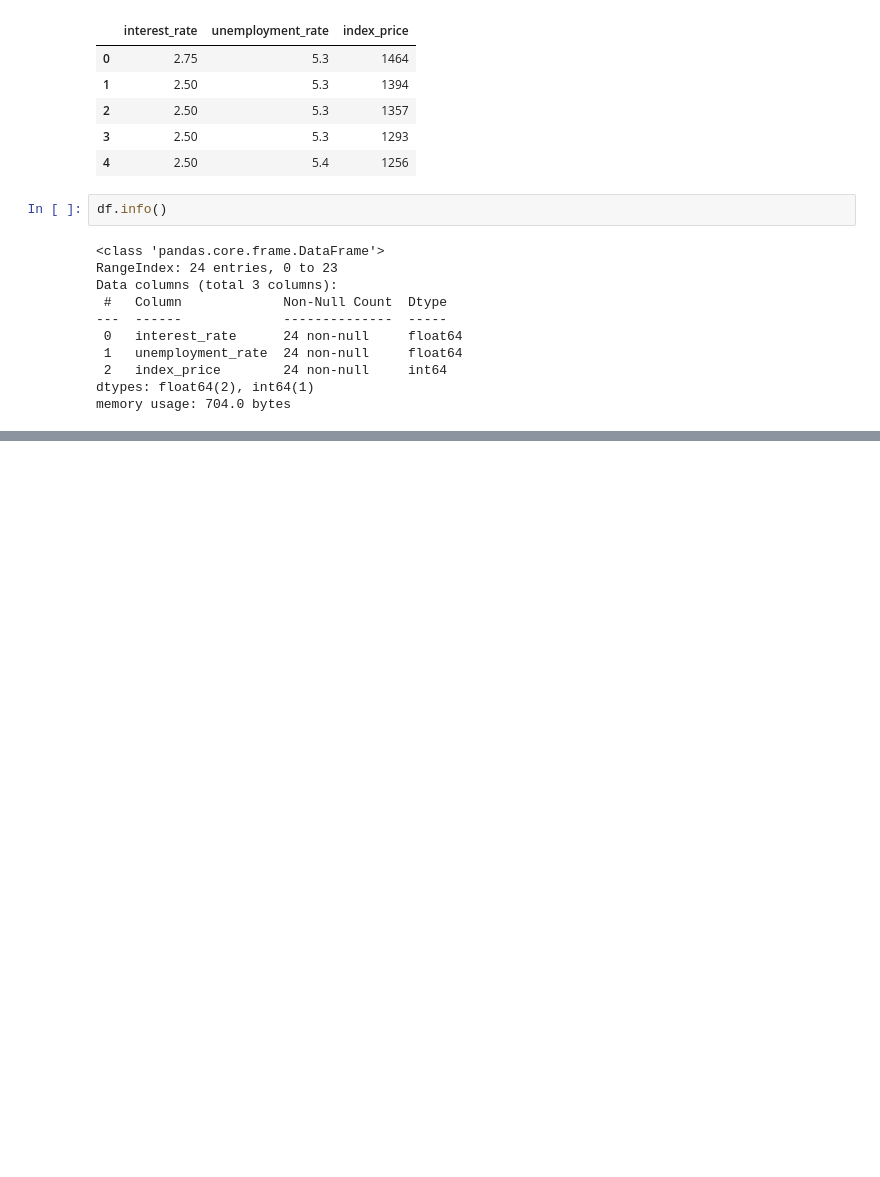
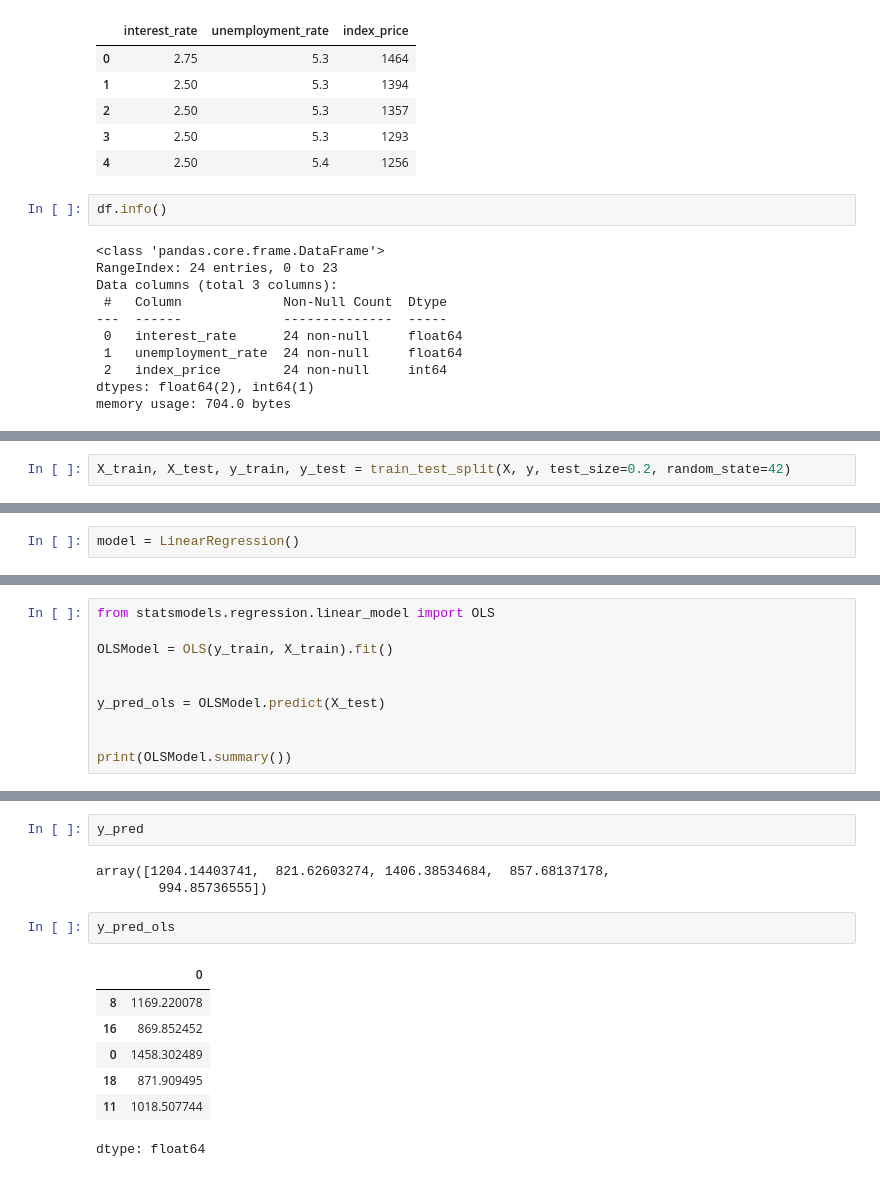
Before and after one commit to sivakrushna-works/AI-Code-Samples, a Jupyter notebook: Multiple_Linear_Regression.ipynb, the cells around one changed output, grey strips where cells are left out. Saved outputs shown, nothing was run; the diff lists cells and outputs as text; blank space fills up the shorter version.

```diff
--- a/Multiple_Linear_Regression.ipynb
+++ b/Multiple_Linear_Regression.ipynb
@@ -48,0 +95,2 @@ memory usage: 704.0 bytes
+# %%
+X_train, X_test, y_train, y_test = train_test_split(X, y, test_size=0.2, random_state=42)
@@ -48,0 +99,2 @@ memory usage: 704.0 bytes
+# %%
+model = LinearRegression()
@@ -48,0 +122,10 @@ memory usage: 704.0 bytes
+# %%
+from statsmodels.regression.linear_model import OLS
+
+OLSModel = OLS(y_train, X_train).fit()
+
+
+y_pred_ols = OLSModel.predict(X_test)
+
+
+print(OLSModel.summary())
@@ -48,0 +150,15 @@ memory usage: 704.0 bytes
+# %%
+y_pred
+# %% [output]
+array([1204.14403741,  821.62603274, 1406.38534684,  857.68137178,
+        994.85736555])
+# %%
+y_pred_ols
+# %% [output]
+|  | 0 |
+| 8 | 1169.220078 |
+| 16 | 869.852452 |
+| 0 | 1458.302489 |
+| 18 | 871.909495 |
+| 11 | 1018.507744 |
+dtype: float64
```
Also changed, not shown: parts of 12 cells of this notebook.
